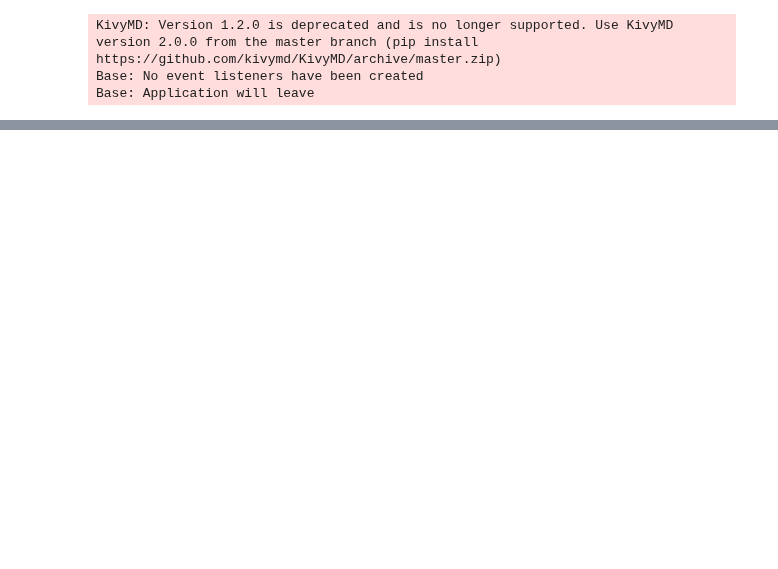
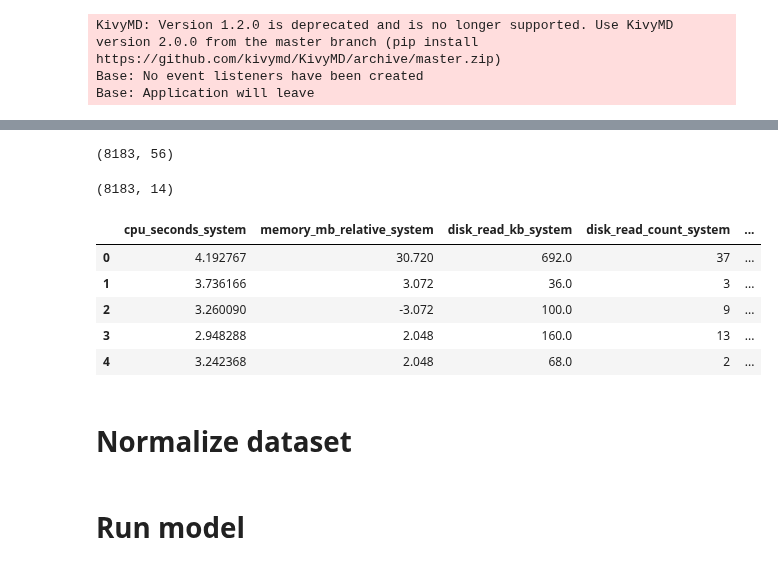
Before and after one commit to sapirani/GreenSecurityMeasurementAndOptimizationFramework, a Jupyter notebook: measurements_model_pipeline/test_system_model.ipynb, the cells around one changed output, grey strips where cells are left out. Drawn from its saved outputs; the diff is of its cells as text; code cells hidden in the pictures; blank space fills up the shorter version.

Commit message:
working system model!

```diff
--- a/measurements_model_pipeline/test_system_model.ipynb
+++ b/measurements_model_pipeline/test_system_model.ipynb
@@ -14,0 +21,39 @@ full_system_dataset.head()
+# %%
+full_system_dataset.shape
+# %% [output]
+(8183, 56)
+# %%
+CPU_SYSTEM_COL = "cpu_seconds_system"
+MEMORY_SYSTEM_COL = "memory_mb_relative_system"
+DISK_READ_BYTES_SYSTEM_COL = "disk_read_kb_system"
+DISK_READ_COUNT_SYSTEM_COL = "disk_read_count_system"
+DISK_WRITE_BYTES_SYSTEM_COL = "disk_write_kb_system"
+DISK_WRITE_COUNT_SYSTEM_COL = "disk_write_count_system"
+DISK_READ_TIME = "disk_read_time_ms_system"
+DISK_WRITE_TIME = "disk_write_time_ms_system"
+NETWORK_BYTES_SENT_SYSTEM_COL = "network_kb_sent_system"
+NETWORK_PACKETS_SENT_SYSTEM_COL = "network_packets_sent_system"
+NETWORK_BYTES_RECEIVED_SYSTEM_COL = "network_kb_received_system"
+NETWORK_PACKETS_RECEIVED_SYSTEM_COL = "network_packets_received_system"
+
+ENERGY_USAGE_SYSTEM_COL = "system_energy_usage_mwh"
+DURATION_COL = "duration"
+# %%
+system_df = full_system_dataset[
+    [CPU_SYSTEM_COL, MEMORY_SYSTEM_COL, DISK_READ_BYTES_SYSTEM_COL, DISK_READ_COUNT_SYSTEM_COL,
+     DISK_WRITE_BYTES_SYSTEM_COL, DISK_WRITE_COUNT_SYSTEM_COL, DISK_READ_TIME, DISK_WRITE_TIME,
+     NETWORK_BYTES_SENT_SYSTEM_COL, NETWORK_PACKETS_SENT_SYSTEM_COL, NETWORK_BYTES_RECEIVED_SYSTEM_COL,
+     NETWORK_PACKETS_RECEIVED_SYSTEM_COL, DURATION_COL, ENERGY_USAGE_SYSTEM_COL]]
+# %%
+system_df.shape
+# %% [output]
+(8183, 14)
+# %%
+system_df.head()
+# %% [output]
+|  | cpu_seconds_system | memory_mb_relative_system | disk_read_kb_system | disk_read_count_system | ... |
+| 0 | 4.192767 | 30.720 | 692.0 | 37 | ... |
+| 1 | 3.736166 | 3.072 | 36.0 | 3 | ... |
+| 2 | 3.260090 | -3.072 | 100.0 | 9 | ... |
+| 3 | 2.948288 | 2.048 | 160.0 | 13 | ... |
+| 4 | 3.242368 | 2.048 | 68.0 | 2 | ... |
@@ -14,0 +62,2 @@ full_system_dataset.head()
+# %% [markdown]
+# Normalize dataset
@@ -14,0 +91,2 @@ full_system_dataset.head()
+# %% [markdown]
+# Run model
```
Also changed, not shown: parts of 17 cells of this notebook, 4 other files.
